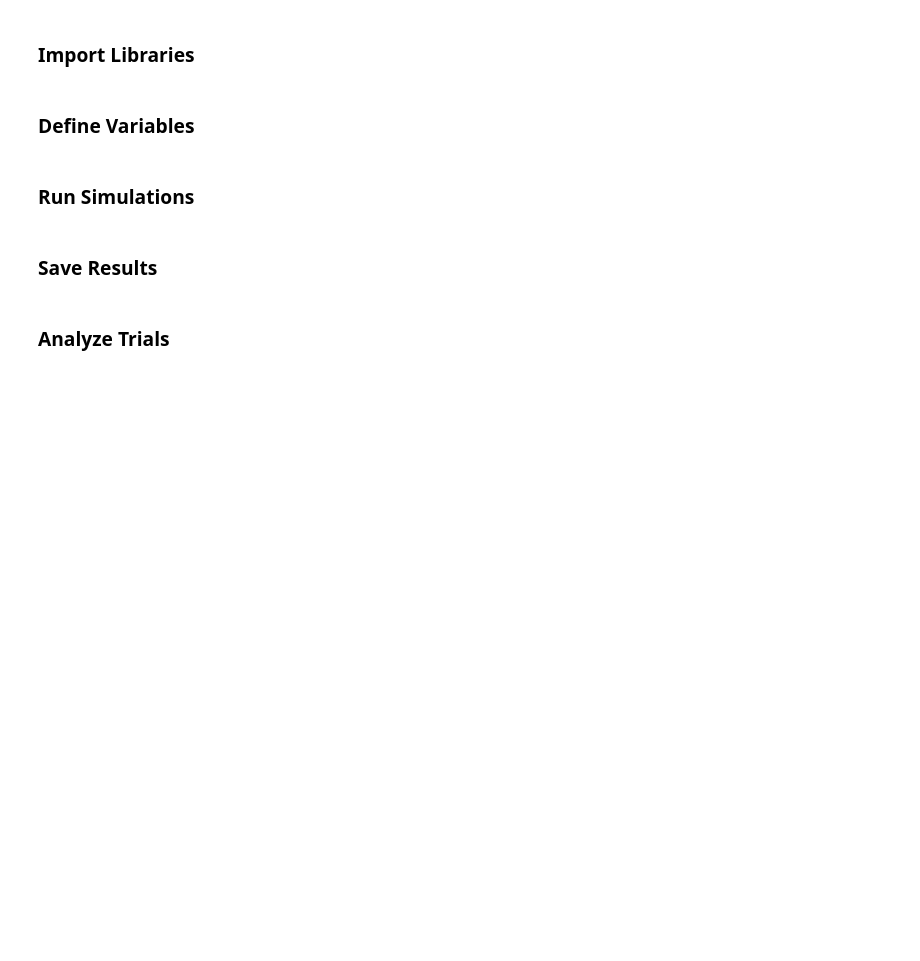
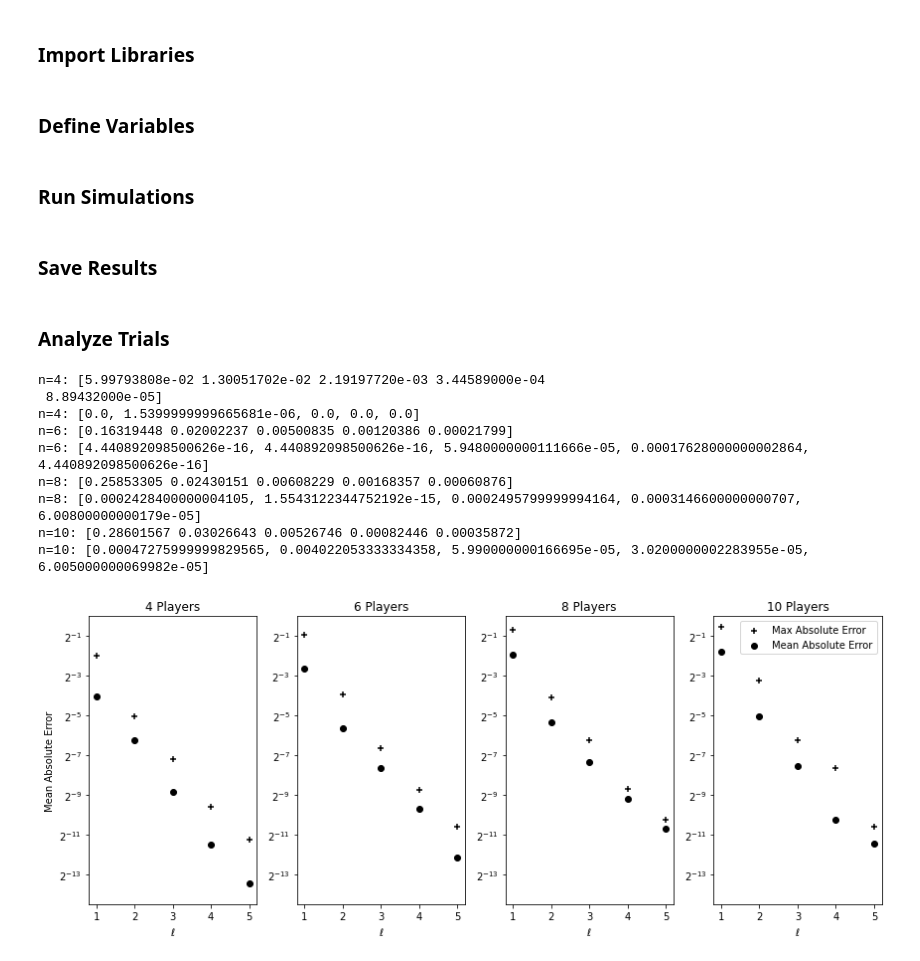
Before and after one commit to iain-burge/QuantumShapleyValueAlgorithm, a Jupyter notebook: python/quantumVotingGames.ipynb, the cells around one changed output. Drawn from its saved outputs; the diff is of its cells as text; code cells hidden in the pictures; blank space fills up the shorter version.

```diff
--- a/python/quantumVotingGames.ipynb
+++ b/python/quantumVotingGames.ipynb
@@ -15,23 +15,23 @@ from tqdm.auto import tqdm
 # %% [markdown]
 ### Define Variables
 # %%
-numTrials = 128
+numTrials = 50
 
 minEll = 1
-maxEll = 11
+maxEll = 6
 
 #Defining the different conditions
 # numPlayersCond    = [4,8,12]
-numPlayersCond    = [2,4,8]
-thresholdBitCond  = [3,4,5]
-roughVarianceCond = [1,1,2]
+numPlayersCond    = [4,6,8,10]
+thresholdBitCond  = [3,4,5,5]
+roughVarianceCond = [1,1,2,2]
 # %% [markdown]
 ### Run Simulations
 # %%
 simulations = {}
 
 for trialNum in tqdm(range(numTrials), desc="Current Trial"):
-    for ell in tqdm(range(1,maxEll), desc="Current Ell"):
+    for ell in tqdm(range(minEll,maxEll+1), desc="Current Ell"):
         for n, thresholdBits, roughVariance in zip(
             numPlayersCond, thresholdBitCond, roughVarianceCond
         ):
@@ -40,7 +40,6 @@ for trialNum in tqdm(range(numTrials), desc="Current Trial"):
 
             #New random game
             threshold = 2**(thresholdBits-1)
-
             playerVals = vg.randomVotingGame(
                 numPlayers=n,
                 thresholdBits=thresholdBits,
@@ -79,46 +78,85 @@ def meanAbsError(qshaps, cshaps):
         err += abs(qshap-cshap)
     return err
 # %%
+# print(simulations)
 plt.rcParams['figure.figsize'] = [12, 5]
 fig, ax = plt.subplots(1, len(numPlayersCond))
+ax[0].set_ylabel(r"Mean Absolute Error")
 
 #We're looking to find reciprocal mean abs error per trial
 #For each trial with n players
 for i, n in enumerate(numPlayersCond):
     #Orient data
     resultsX = []
     resultsY = []
+    resultMax = []
+    resultMin = []
     resultErr = []
-    for ell in range(2, maxEll):
+    for ell in range(minEll, maxEll):
         trialOutcomes = []
 
         for trialNum in range(numTrials):
             qshaps, cshaps = simulations[(n,ell,trialNum)]
-            trialOutcomes.append(
-                meanAbsError(qshaps, cshaps)
-            )
+            # trialOutcomes.append(
+            #     meanAbsError(qshaps, cshaps)
+            # )
+            diffs = np.array(qshaps) - np.array(cshaps)
+            # print(diffs)
+            trialOutcomes.append(np.linalg.norm(diffs, ord=1))
 
         trialOutcomes = np.array(trialOutcomes)
         resultsX.append(ell)
         resultsY.append(trialOutcomes.mean())
         resultErr.append(trialOutcomes.std())
+        resultMax.append(trialOutcomes.max())
+        resultMin.append(trialOutcomes.min())
 
         # resultsX += len(trialOutcomes) * [ell]
         # resultsY += trialOutcomes
 
     ax[i].set_title(f"{n} Players")#, Threshold: {2**thresholdBitCond[i]}")
-    ax[i].bar(
+    ax[i].scatter(
         np.array(resultsX),
-        1/np.array(resultsY),
+        np.array(resultMax),
+        # fmt='+',
         # yerr=resultErr,
-        align='center',
-        alpha=0.5,
-        ecolor='black',
-        capsize=10,
+        # align='center',
+        # alpha=0.5,
+        color='black',
+        # capsize=5,
+        marker='+',
+        label='Max Absolute Error'
+    )
+    ax[i].scatter(
+        np.array(resultsX),
+        np.array(resultsY),
+        # yerr = np.array(resultMax)-np.array(resultMin),#np.array(resultErr),#temp
+        # fmt='o',
+        # yerr=resultErr,
+        # align='center',
+        # alpha=0.5,
+        color='black',
+        # capsize=5,
+        label='Mean Absolute Error'
     )
     ax[i].set_xlabel(r"$\ell$")
-    ax[i].set_ylabel(r"Reciprocal Mean Absolute Error")
-    print(f"{n=}:", 1/np.array(resultsY))
+    ax[i].set_yscale('log',base=2)
+    ax[i].set_ylim(2**(-14.5),1)
+    # if i!=0: ax[i].tick_params(left=False,labelleft=False)
+    print(f"{n=}:", np.array(resultsY))
+    print(f"{n=}:",resultMin)
 
+ax[-1].legend()
 plt.tight_layout()
 plt.show()
+# %% [output]
+n=4: [5.99793808e-02 1.30051702e-02 2.19197720e-03 3.44589000e-04
+ 8.89432000e-05]
+n=4: [0.0, 1.5399999999665681e-06, 0.0, 0.0, 0.0]
+n=6: [0.16319448 0.02002237 0.00500835 0.00120386 0.00021799]
+n=6: [4.440892098500626e-16, 4.440892098500626e-16, 5.9480000000111666e-05, 0.00017628000000002864, 4.440892098500626e-16]
+n=8: [0.25853305 0.02430151 0.00608229 0.00168357 0.00060876]
+n=8: [0.0002428400000004105, 1.5543122344752192e-15, 0.0002495799999994164, 0.0003146600000000707, 6.00800000000179e-05]
+n=10: [0.28601567 0.03026643 0.00526746 0.00082446 0.00035872]
+n=10: [0.00047275999999829565, 0.004022053333334358, 5.990000000166695e-05, 3.0200000002283955e-05, 6.005000000069982e-05]
+[figure, added]
```
